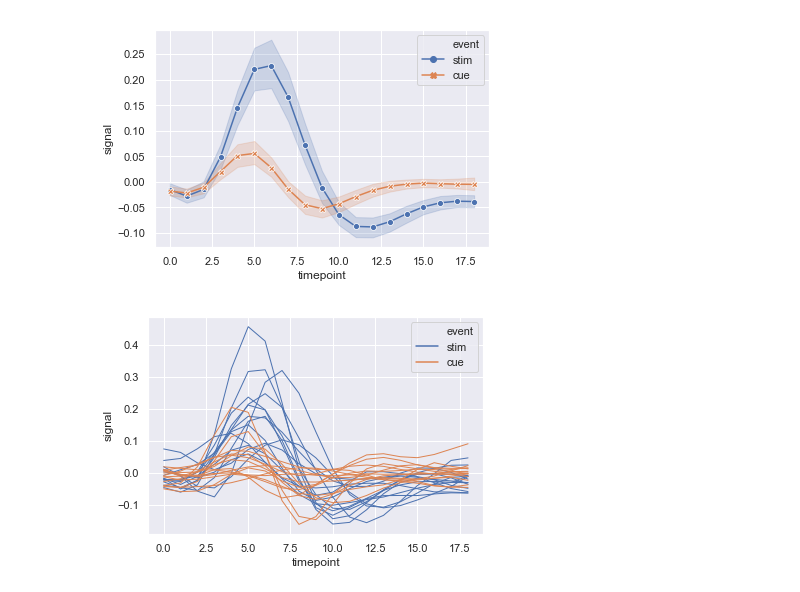
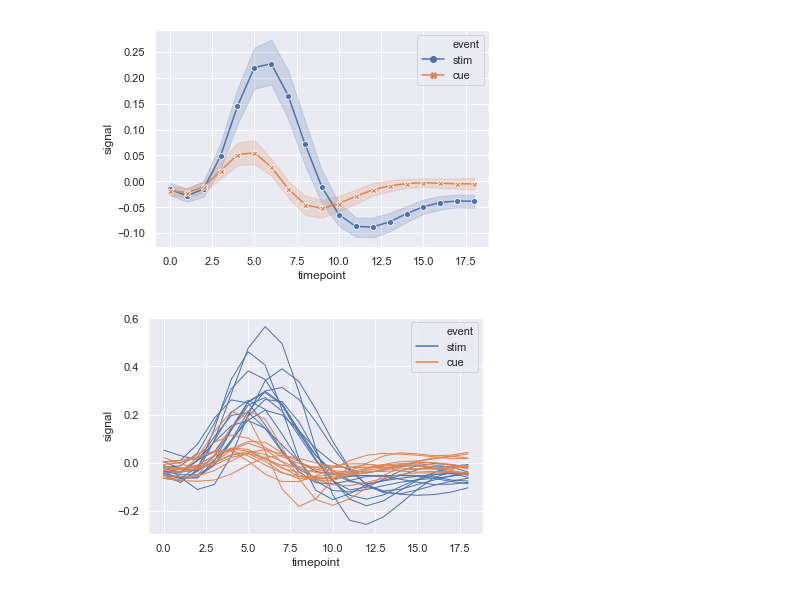
Before and after one commit to philipsales/YCSB-bash-scripts, a Jupyter notebook: visualization/lineplot.ipynb, the cells around one changed output. Drawn from its saved outputs; the diff is of its cells as text; code cells hidden in the pictures.

Commit message:
Add image

```diff
--- a/visualization/lineplot.ipynb
+++ b/visualization/lineplot.ipynb
@@ -42,12 +30,14 @@ ax = sns.lineplot(x="timepoint",
 # %%
 ax = sns.lineplot(x="timepoint",
                   y="signal",
                   hue="event",
                   units="subject",
                   estimator=None,
                   lw=1,
-                  data=fmri.query("region == 'frontal'"))
+                  data=fmri.query("region == 'parietal'")
+
+                 )
 # %% [output]
-[figure, old version]
+[figure, new version]
 # %%
 db = pd.read_csv("my-data/output.csv")
```
Also changed, not shown: parts of 6 cells of this notebook, 3 other files.
